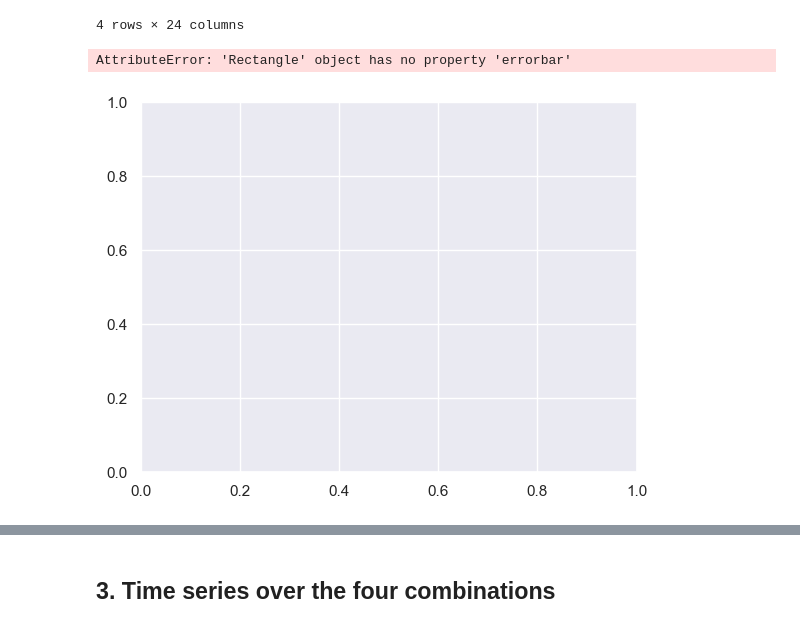
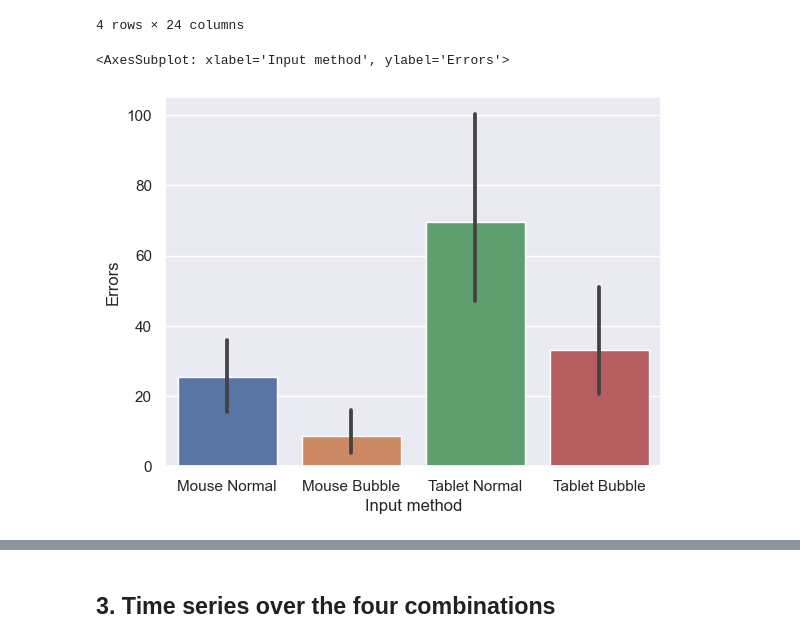
Before and after one commit to IoanaBaciu24/BubbleCursorExperiment, a Jupyter notebook: experiment_analysis.ipynb, the cells around one changed output, grey strips where cells are left out. Drawn from its saved outputs; the diff is of its cells as text; code cells hidden in the pictures.

```diff
--- a/experiment_analysis.ipynb
+++ b/experiment_analysis.ipynb
@@ -136,9 +166,8 @@ df.groupby(["Input method"]).describe()
 | Tablet Normal | 12.0 | 1.334138 | 0.186608 | 1.099004 | 1.209405 | 1.285326 | 1.404302 | 1.720872 | 12.0 | 322.861500 | ... |
 4 rows × 24 columns
 # %%
-# plotting test
 order = ["Mouse Normal", "Mouse Bubble", "Tablet Normal", "Tablet Bubble"]
-sns.barplot(data=df, x="Input method", y="Errors", errorbar=None, order=order)
+sns.barplot(data=df, x="Input method", y="Errors", order=order)
 # %% [output]
-AttributeError: 'Rectangle' object has no property 'errorbar'
+<AxesSubplot: xlabel='Input method', ylabel='Errors'>
-[figure, old version]
+[figure, new version]
```
Also changed, not shown: parts of 15 cells of this notebook, 1 other file.
